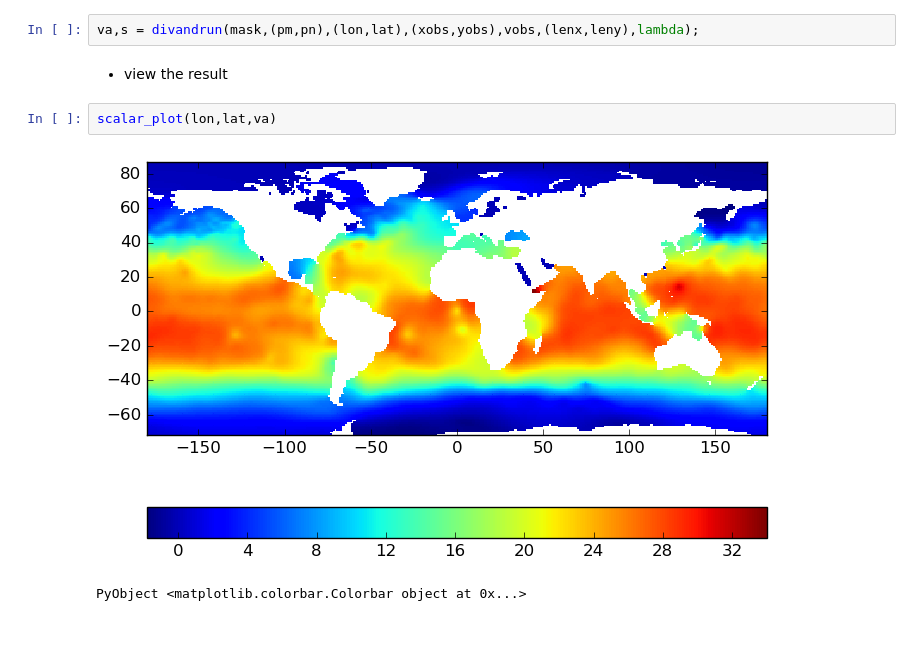
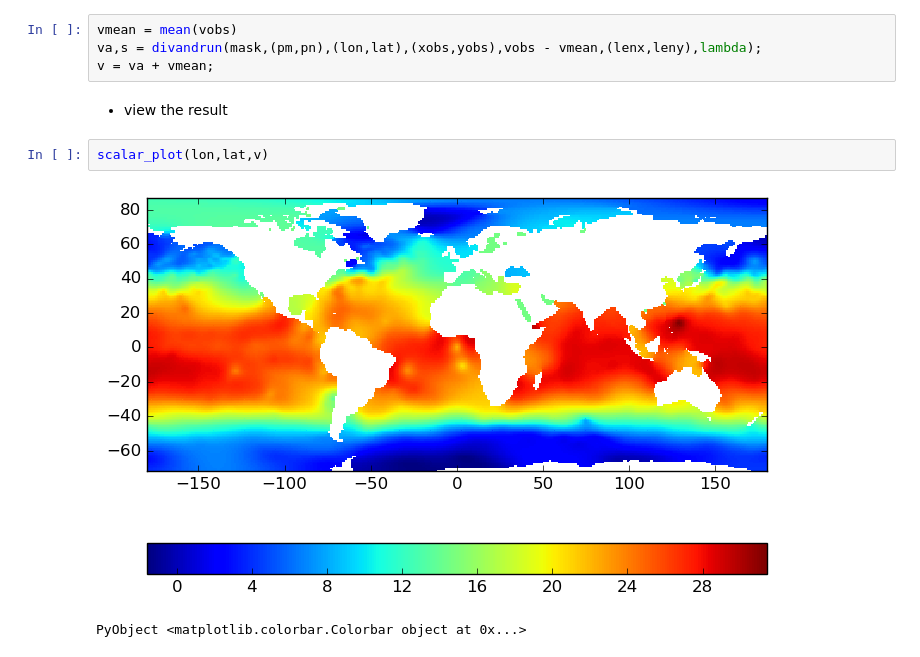
Before and after one commit to gher-uliege/SeaDataCloud, a Jupyter notebook: Julia/DIVAnd_EUDAT_example_pub.ipynb, the cells around one changed output. Cells and saved outputs as stored; diff of their text form.

```diff
--- a/Julia/DIVAnd_EUDAT_example_pub.ipynb
+++ b/Julia/DIVAnd_EUDAT_example_pub.ipynb
@@ -72,11 +72,13 @@ $$
 
 The parameters $\mu$, $\alpha_0$, $\alpha_1$, $\alpha_2$ are coefficients related to the accuracy of the observations and to the correlation length. $\varphi_{b}$ is a background estimate.
 # %%
-va,s = divandrun(mask,(pm,pn),(lon,lat),(xobs,yobs),vobs,(lenx,leny),lambda);
+vmean = mean(vobs)
+va,s = divandrun(mask,(pm,pn),(lon,lat),(xobs,yobs),vobs - vmean,(lenx,leny),lambda);
+v = va + vmean;
 # %% [markdown]
 * view the result
 # %%
-scalar_plot(lon,lat,va)
+scalar_plot(lon,lat,v)
 # %% [output]
-[figure, old version]
+[figure, new version]
 PyObject <matplotlib.colorbar.Colorbar object at 0x...>
```
